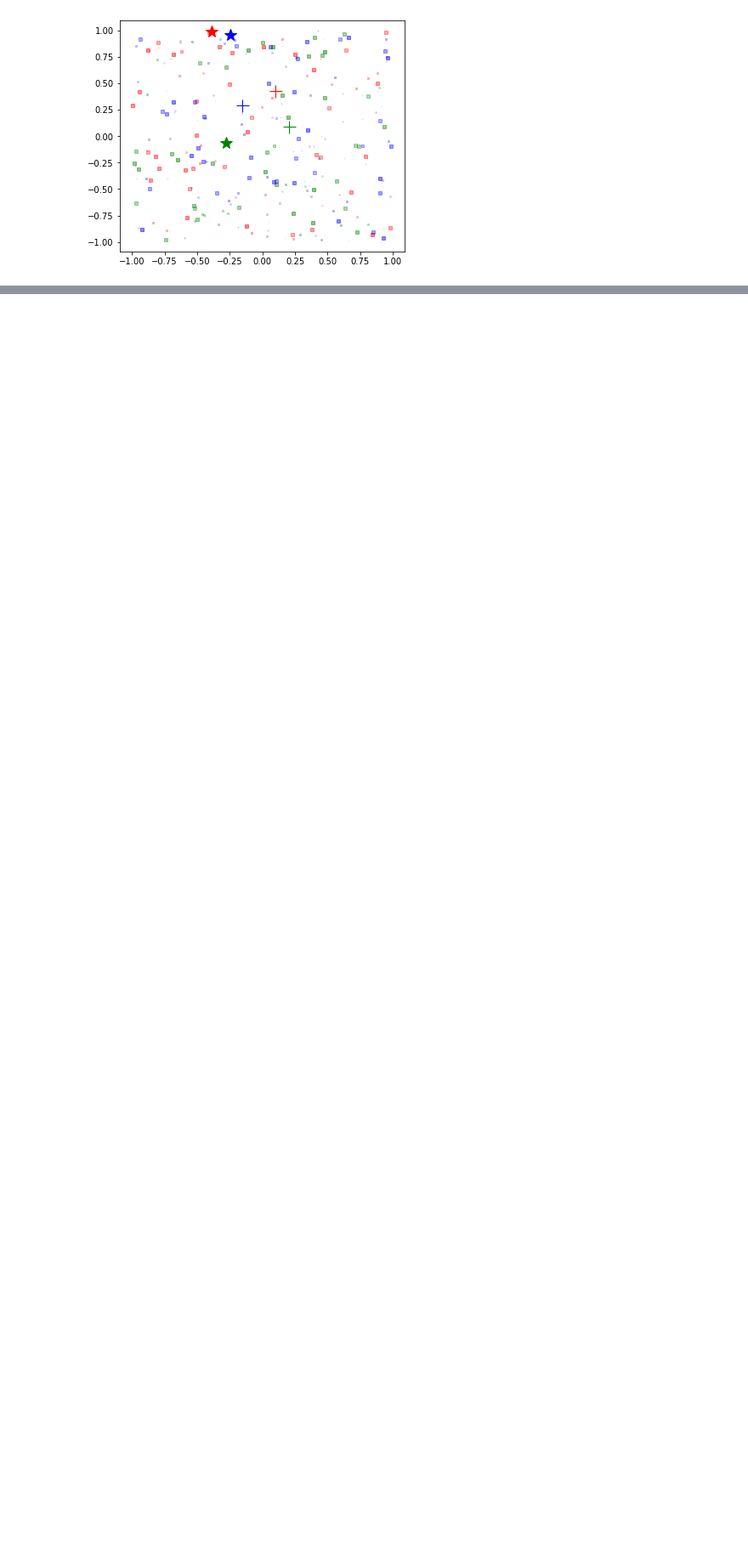
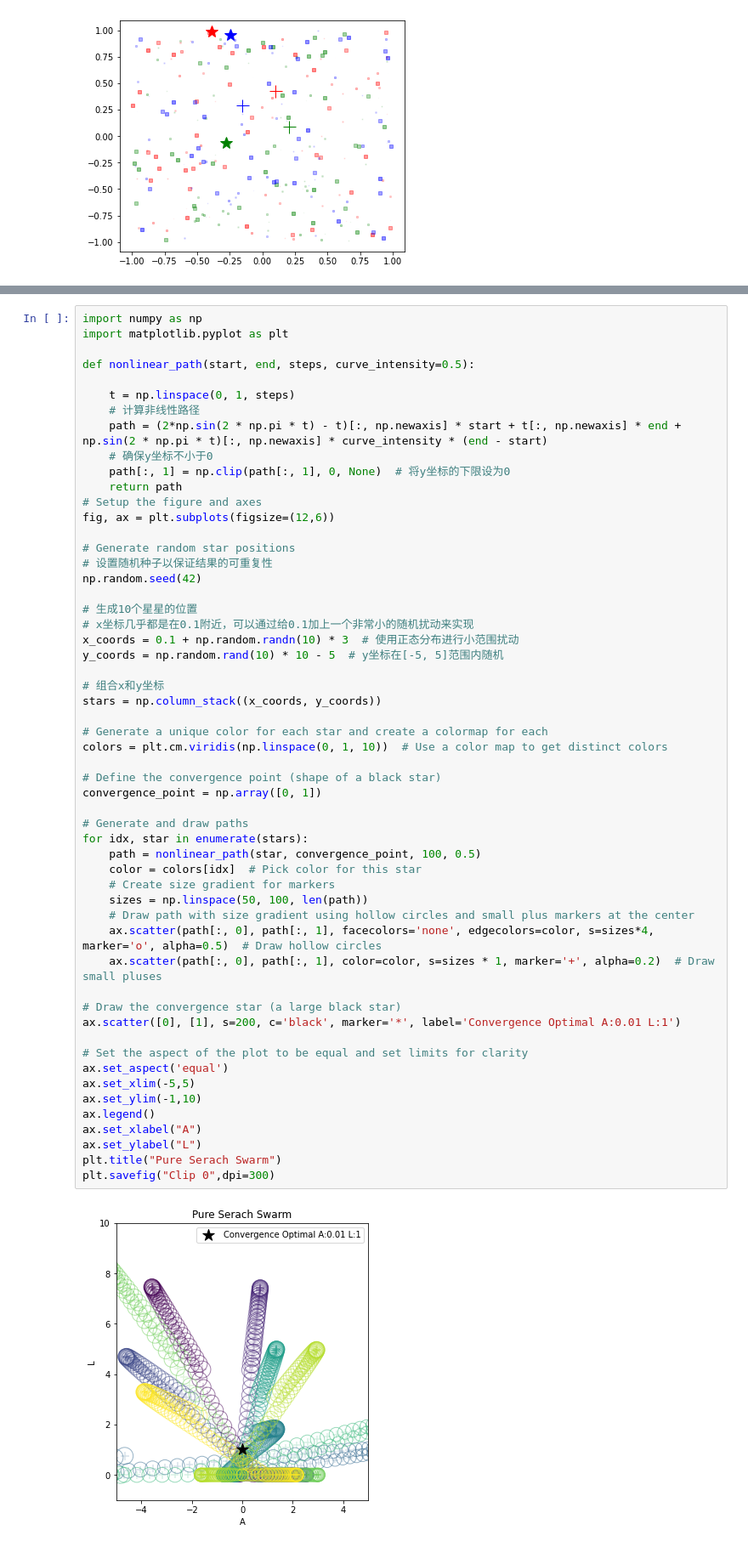
Before and after one commit to liangaomng/POF, a Jupyter notebook: Operator/OE_inverse.ipynb, the cells around one changed output, grey strips where cells are left out. Shown at 85% size. Cells and saved outputs as stored; diff of their text form; blank space fills up the shorter version.

```diff
--- a/Operator/OE_inverse.ipynb
+++ b/Operator/OE_inverse.ipynb
@@ -323,0 +300,57 @@ for path in paths:
+# %%
+import numpy as np
+import matplotlib.pyplot as plt
+
+def nonlinear_path(start, end, steps, curve_intensity=0.5):
+
+    t = np.linspace(0, 1, steps)
+    # 计算非线性路径
+    path = (2*np.sin(2 * np.pi * t) - t)[:, np.newaxis] * start + t[:, np.newaxis] * end + np.sin(2 * np.pi * t)[:, np.newaxis] * curve_intensity * (end - start)
+    # 确保y坐标不小于0
+    path[:, 1] = np.clip(path[:, 1], 0, None)  # 将y坐标的下限设为0
+    return path
+# Setup the figure and axes
+fig, ax = plt.subplots(figsize=(12,6))
+
+# Generate random star positions
+# 设置随机种子以保证结果的可重复性
+np.random.seed(42)
+
+# 生成10个星星的位置
+# x坐标几乎都是在0.1附近，可以通过给0.1加上一个非常小的随机扰动来实现
+x_coords = 0.1 + np.random.randn(10) * 3  # 使用正态分布进行小范围扰动
+y_coords = np.random.rand(10) * 10 - 5  # y坐标在[-5, 5]范围内随机
+
+# 组合x和y坐标
+stars = np.column_stack((x_coords, y_coords))
+
+# Generate a unique color for each star and create a colormap for each
+colors = plt.cm.viridis(np.linspace(0, 1, 10))  # Use a color map to get distinct colors
+
+# Define the convergence point (shape of a black star)
+convergence_point = np.array([0, 1])
+
+# Generate and draw paths
+for idx, star in enumerate(stars):
+    path = nonlinear_path(star, convergence_point, 100, 0.5)
+    color = colors[idx]  # Pick color for this star
+    # Create size gradient for markers
+    sizes = np.linspace(50, 100, len(path))
+    # Draw path with size gradient using hollow circles and small plus markers at the center
+    ax.scatter(path[:, 0], path[:, 1], facecolors='none', edgecolors=color, s=sizes*4, marker='o', alpha=0.5)  # Draw hollow circles
+    ax.scatter(path[:, 0], path[:, 1], color=color, s=sizes * 1, marker='+', alpha=0.2)  # Draw small pluses
+
+# Draw the convergence star (a large black star)
+ax.scatter([0], [1], s=200, c='black', marker='*', label='Convergence Optimal A:0.01 L:1')
+
+# Set the aspect of the plot to be equal and set limits for clarity
+ax.set_aspect('equal')
+ax.set_xlim(-5,5)
+ax.set_ylim(-1,10)
+ax.legend()
+ax.set_xlabel("A")
+ax.set_ylabel("L")
+plt.title("Pure Serach Swarm")
+plt.savefig("Clip 0",dpi=300)
+# %% [output]
+[figure, added]
```
Also changed, not shown: parts of 5 cells of this notebook, 21 other files.
